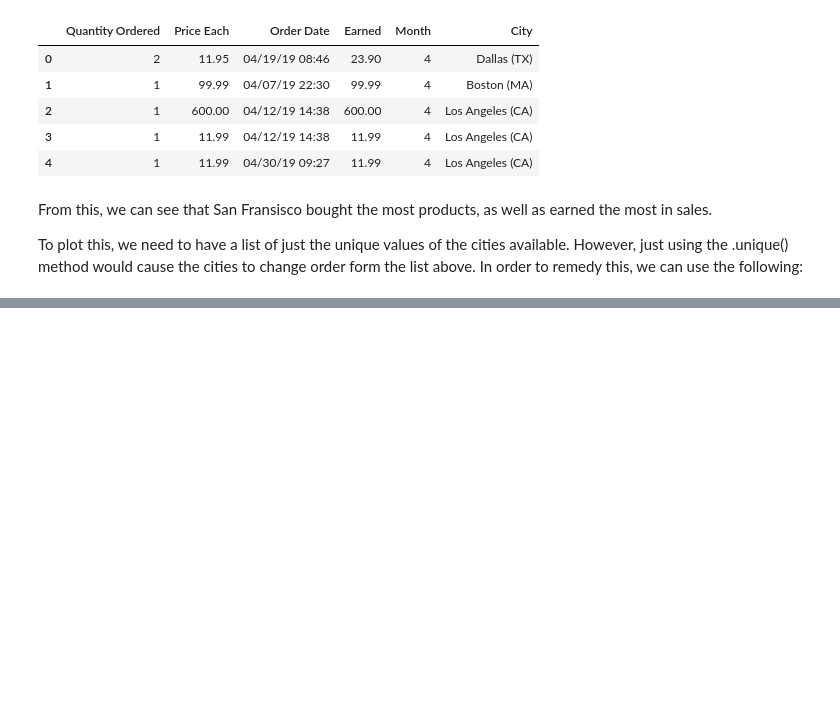
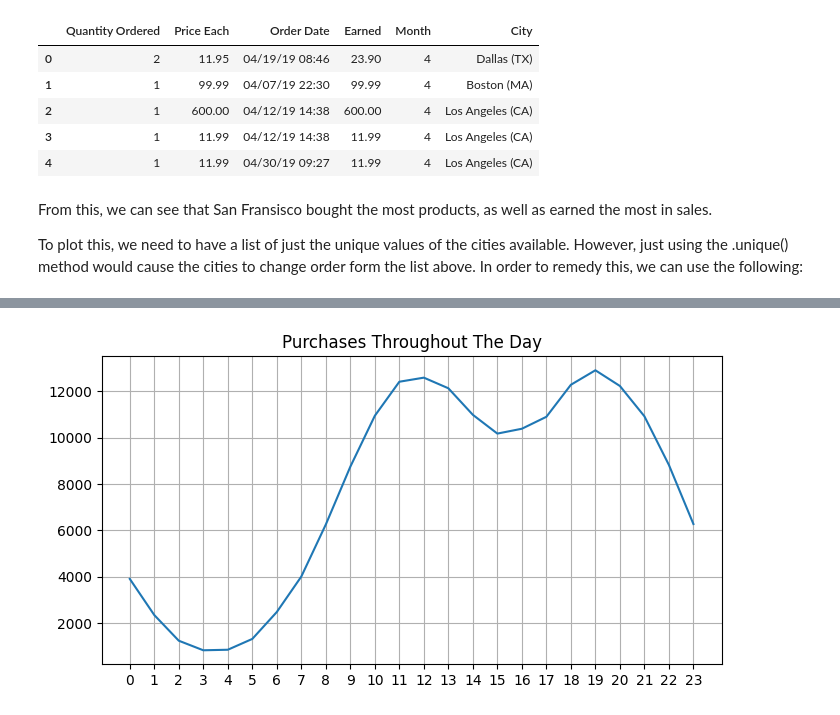
Before and after one commit to MrChristianL/Online-Sales-Data-Anaylsis, a Jupyter notebook: SalesAnalysis/Analysis.ipynb, the cells around one changed output, grey strips where cells are left out. Cells and saved outputs as stored; diff of their text form; code cells hidden in the pictures; blank space fills up the shorter version.

```diff
--- a/SalesAnalysis/Analysis.ipynb
+++ b/SalesAnalysis/Analysis.ipynb
@@ -281,0 +296,5 @@ plt.show()
+# %%
+df_orders['When Occured'] = pd.to_datetime(df_orders['When Occured'])
+# %%
+df_orders['Hours'] = df_orders['When Occured'].dt.hour
+df_orders['Min'] = df_orders['When Occured'].dt.minute
@@ -281,0 +310,5 @@ plt.show()
+# %%
+hours = np.arange(0, 24)
+# %%
+orders = df_orders.groupby(['Hours']).count()['Order ID']
+orders
@@ -281,0 +333,11 @@ plt.show()
+# %%
+plt.figure(figsize=(8, 4))
+
+plt.plot(hours, orders)
+plt.xticks(hours)
+
+plt.title('Purchases Throughout The Day')
+plt.grid()
+plt.show()
+# %% [output]
+[figure, added]
```
Also changed, not shown: parts of 43 cells of this notebook.
